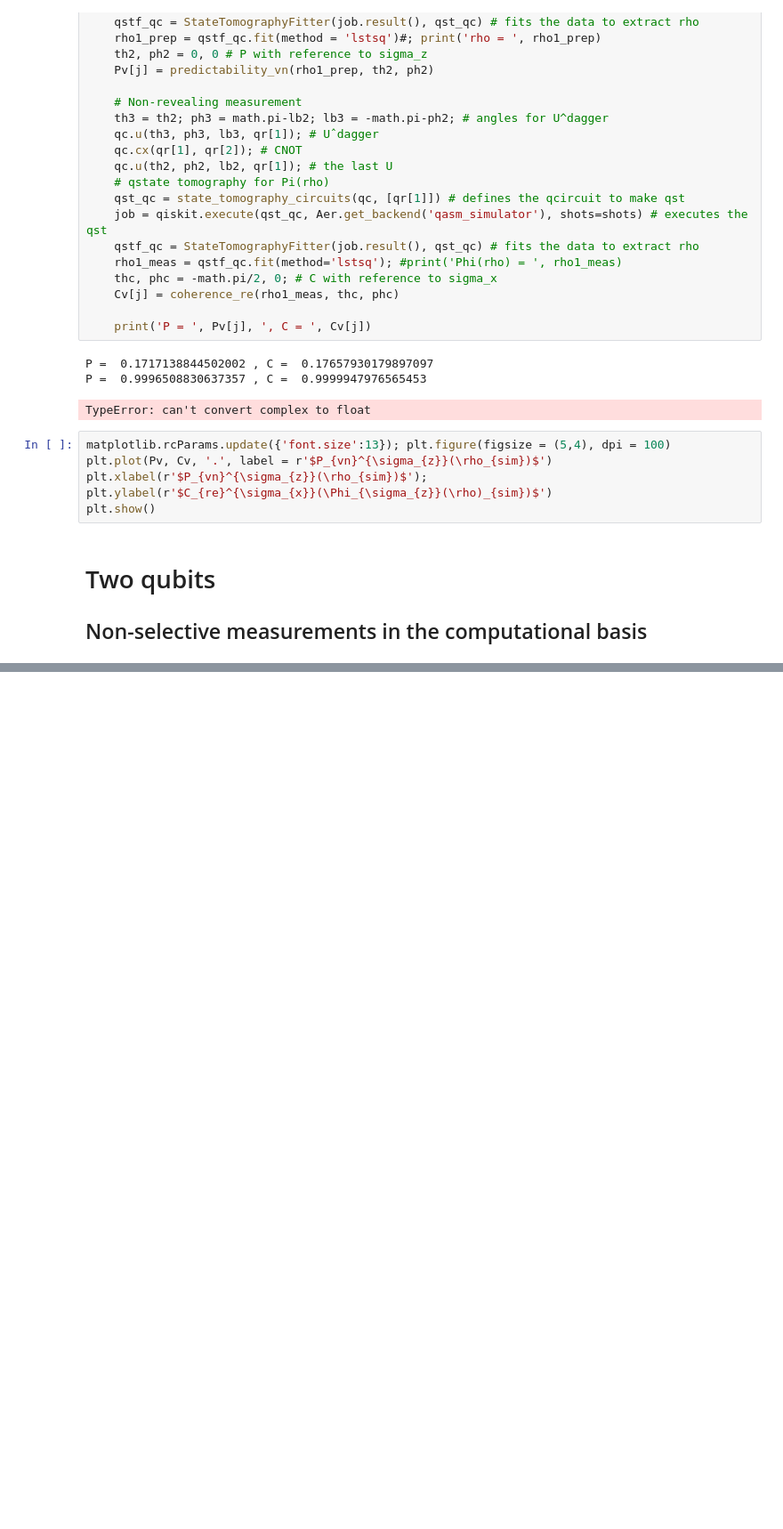
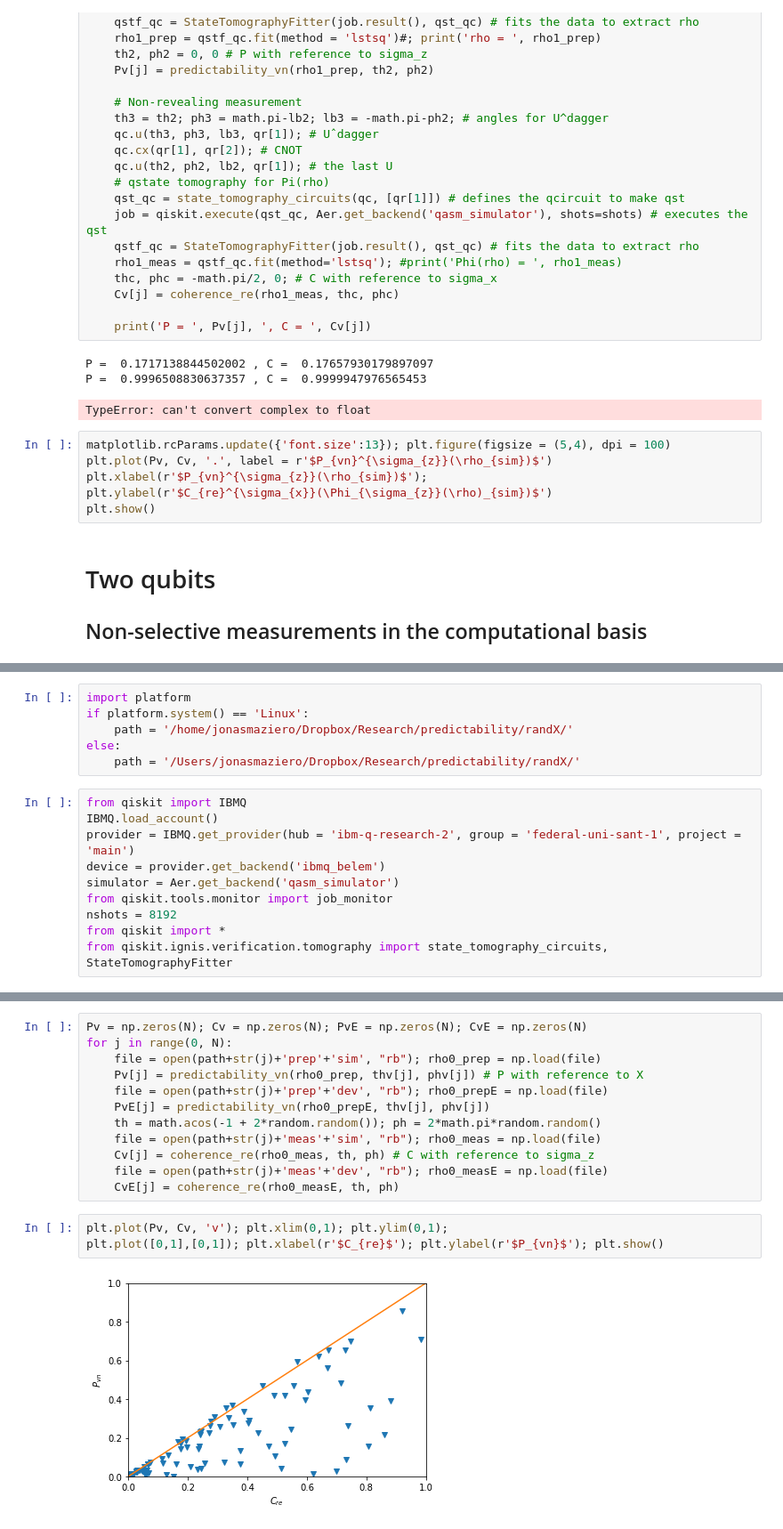
Before and after one commit to jonasmaziero/jupyterQ, a Jupyter notebook: sim_qMeasurement.ipynb, the cells around one changed output, grey strips where cells are left out. Shown at 89% size. Cells and saved outputs as stored; diff of their text form; blank space fills up the shorter version.

```diff
--- a/sim_qMeasurement.ipynb
+++ b/sim_qMeasurement.ipynb
@@ -596,0 +603,16 @@ plt.show()
+# %%
+import platform
+if platform.system() == 'Linux':
+    path = '/home/jonasmaziero/Dropbox/Research/predictability/randX/'
+else:
+    path = '/Users/jonasmaziero/Dropbox/Research/predictability/randX/'
+# %%
+from qiskit import IBMQ
+IBMQ.load_account()
+provider = IBMQ.get_provider(hub = 'ibm-q-research-2', group = 'federal-uni-sant-1', project = 'main')
+device = provider.get_backend('ibmq_belem')
+simulator = Aer.get_backend('qasm_simulator')
+from qiskit.tools.monitor import job_monitor
+nshots = 8192
+from qiskit import *
+from qiskit.ignis.verification.tomography import state_tomography_circuits, StateTomographyFitter
@@ -596,0 +682,17 @@ plt.show()
+# %%
+Pv = np.zeros(N); Cv = np.zeros(N); PvE = np.zeros(N); CvE = np.zeros(N)
+for j in range(0, N):
+    file = open(path+str(j)+'prep'+'sim', "rb"); rho0_prep = np.load(file)
+    Pv[j] = predictability_vn(rho0_prep, thv[j], phv[j]) # P with reference to X
+    file = open(path+str(j)+'prep'+'dev', "rb"); rho0_prepE = np.load(file)
+    PvE[j] = predictability_vn(rho0_prepE, thv[j], phv[j])
+    th = math.acos(-1 + 2*random.random()); ph = 2*math.pi*random.random()
+    file = open(path+str(j)+'meas'+'sim', "rb"); rho0_meas = np.load(file)
+    Cv[j] = coherence_re(rho0_meas, th, ph) # C with reference to sigma_z
+    file = open(path+str(j)+'meas'+'dev', "rb"); rho0_measE = np.load(file)
+    CvE[j] = coherence_re(rho0_measE, th, ph)
+# %%
+plt.plot(Pv, Cv, 'v'); plt.xlim(0,1); plt.ylim(0,1);
+plt.plot([0,1],[0,1]); plt.xlabel(r'$C_{re}$'); plt.ylabel(r'$P_{vn}$'); plt.show()
+# %% [output]
+[figure, added]
```
Also changed, not shown: parts of 7 cells of this notebook.
